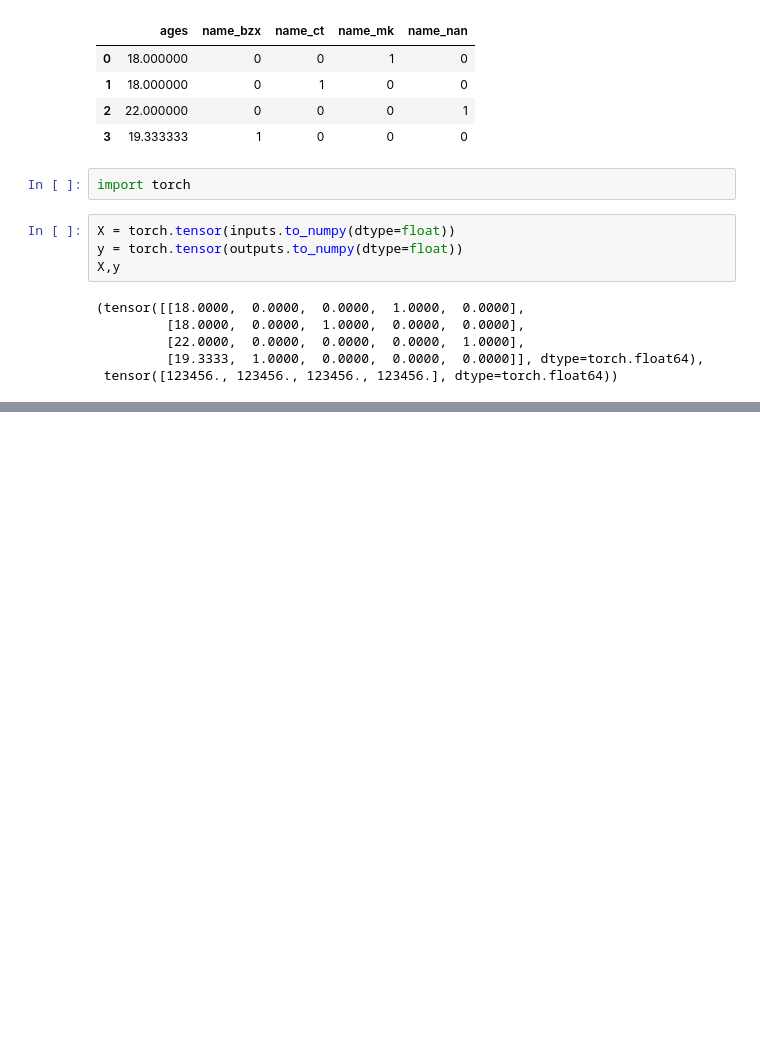
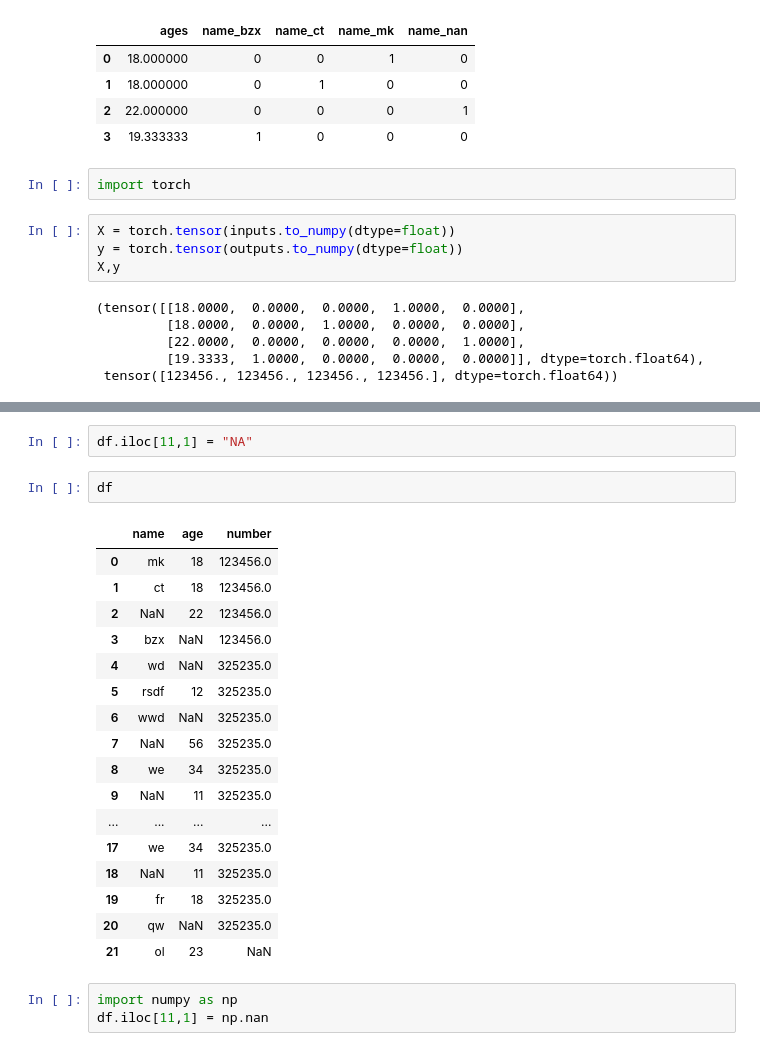
Before and after one commit to Alive-mk/DP, a Jupyter notebook: codes/data preprocessing.ipynb, the cells around one changed output, grey strips where cells are left out. Drawn from its saved outputs; the diff is of its cells as text; blank space fills up the shorter version.

```diff
--- a/codes/data preprocessing.ipynb
+++ b/codes/data preprocessing.ipynb
@@ -328,0 +378,25 @@ X,y
+# %%
+df.iloc[11,1] = "NA"
+# %%
+df
+# %% [output]
+|  | name | age | number |
+| 0 | mk | 18 | 123456.0 |
+| 1 | ct | 18 | 123456.0 |
+| 2 | NaN | 22 | 123456.0 |
+| 3 | bzx | NaN | 123456.0 |
+| 4 | wd | NaN | 325235.0 |
+| 5 | rsdf | 12 | 325235.0 |
+| 6 | wwd | NaN | 325235.0 |
+| 7 | NaN | 56 | 325235.0 |
+| 8 | we | 34 | 325235.0 |
+| 9 | NaN | 11 | 325235.0 |
+| ... | ... | ... | ... |
+| 17 | we | 34 | 325235.0 |
+| 18 | NaN | 11 | 325235.0 |
+| 19 | fr | 18 | 325235.0 |
+| 20 | qw | NaN | 325235.0 |
+| 21 | ol | 23 | NaN |
+# %%
+import numpy as np
+df.iloc[11,1] = np.nan
```
Also changed, not shown: parts of 12 cells of this notebook, 5 other files.
